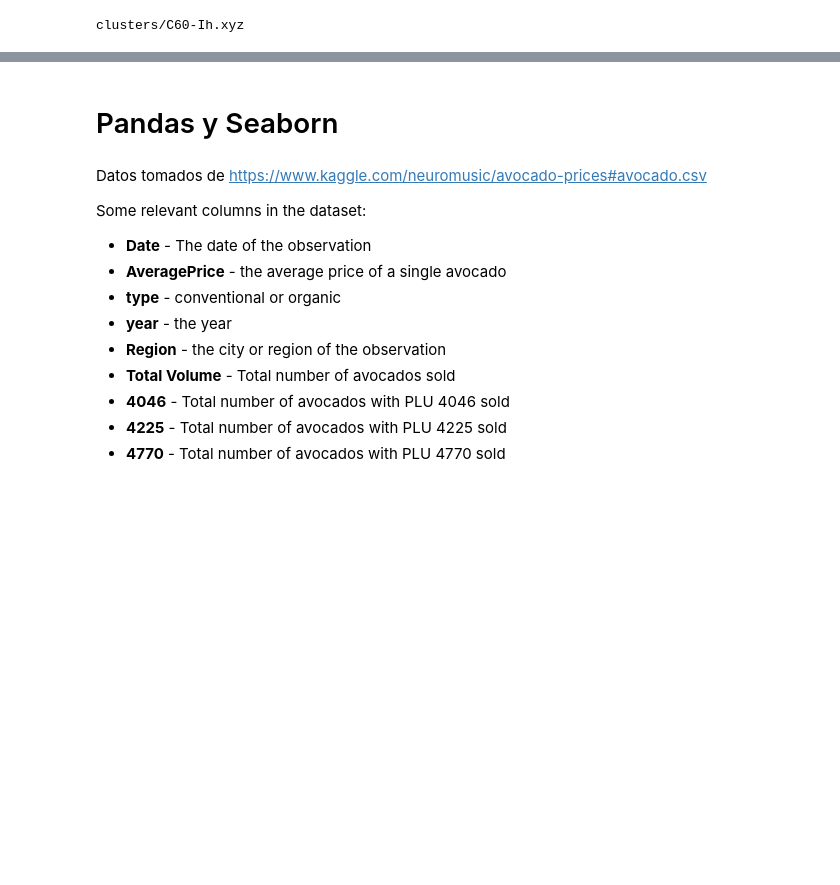
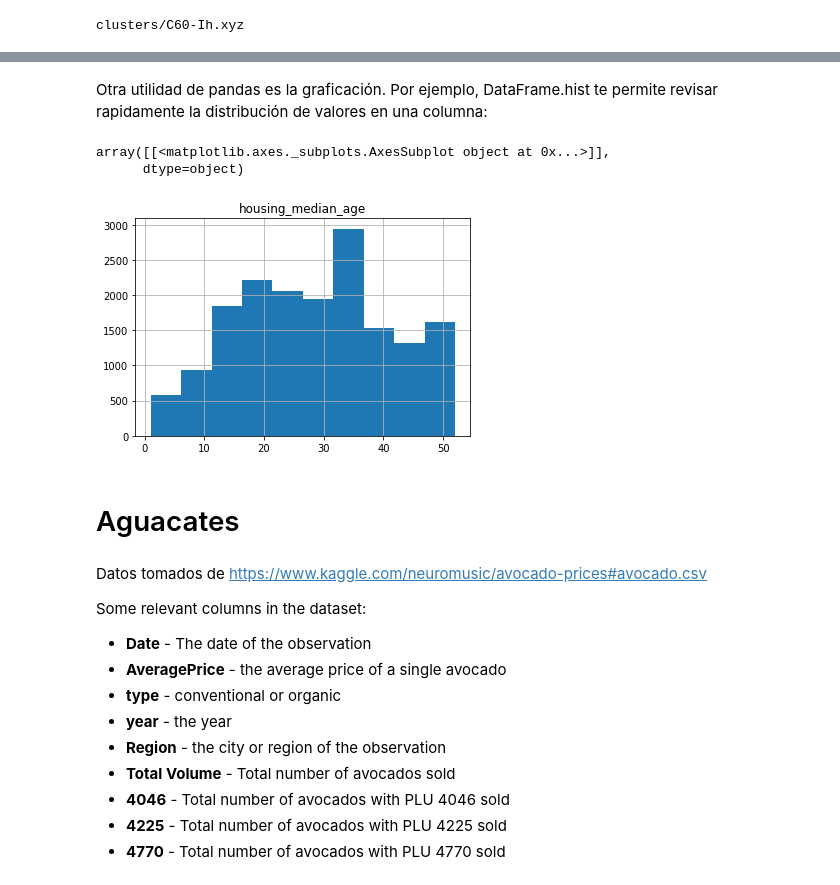
Before and after one commit to napoles-uach/clusters, a Jupyter notebook: CursoNapoles.ipynb, the cells around one changed output, grey strips where cells are left out. Cells and saved outputs as stored; diff of their text form; code cells hidden in the pictures; blank space fills up the shorter version.

```diff
--- a/CursoNapoles.ipynb
+++ b/CursoNapoles.ipynb
@@ -559,0 +672,3 @@ xyzview.show()
+# %%
+california_housing_dataframe = pd.read_csv("https://download.mlcc.google.com/mledu-datasets/california_housing_train.csv", sep=",")
+california_housing_dataframe.describe()
@@ -560 +698,11 @@ xyzview.show()
+# %% [markdown]
+Otra utilidad de pandas es la graficación. Por ejemplo, DataFrame.hist te permite revisar rapidamente la distribución de valores en una columna:
+# %%
+california_housing_dataframe.hist('housing_median_age')
+# %% [output]
+array([[<matplotlib.axes._subplots.AxesSubplot object at 0x...>]],
+      dtype=object)
+[figure, added]
+# %% [markdown]
+# Aguacates
 # %%
@@ -563,5 +710,3 @@ df=pd.read_csv('https://raw.githubusercontent.com/napoles-uach/clusters/master/a
-# %% [markdown]
-# Pandas y Seaborn
 # %% [markdown]
 Datos tomados de https://www.kaggle.com/neuromusic/avocado-prices#avocado.csv
 
```
Also changed, not shown: parts of 34 cells of this notebook.
